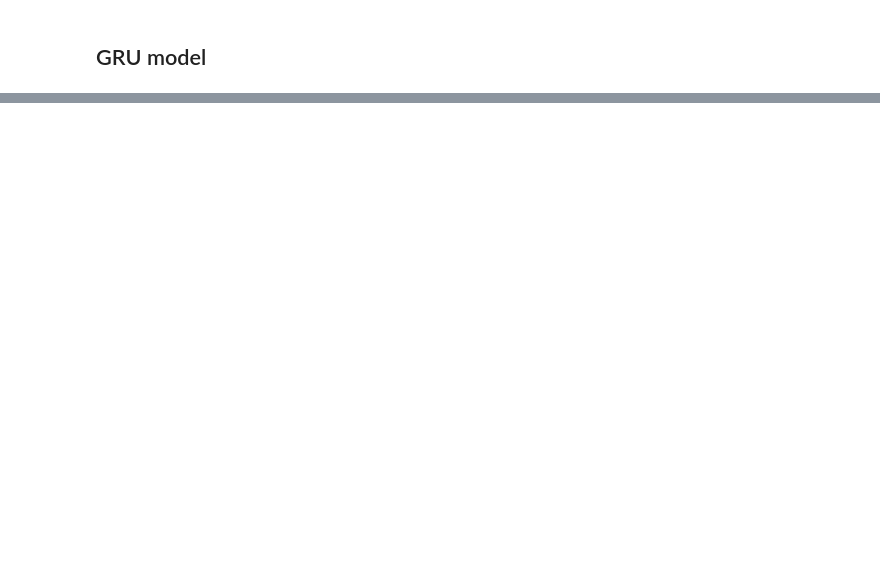
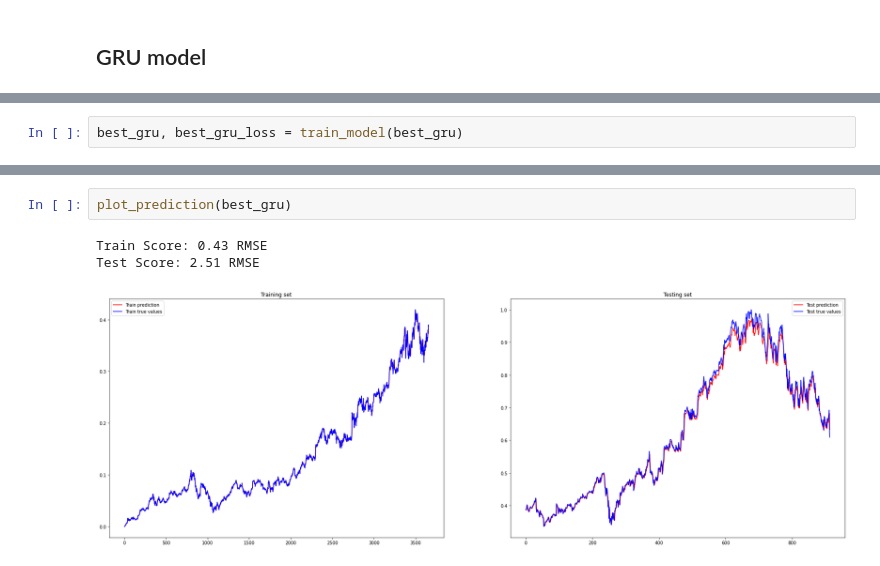
Before and after one commit to FrankAdl/DeepLearningAssignment-3, a Jupyter notebook: rnn.ipynb, the cells around one changed output, grey strips where cells are left out. Saved outputs shown, nothing was run; the diff lists cells and outputs as text; blank space fills up the shorter version.

```diff
--- a/rnn.ipynb
+++ b/rnn.ipynb
@@ -555,0 +651,2 @@ Test Score: 17.89 RMSE
+# %%
+best_gru, best_gru_loss = train_model(best_gru)
@@ -555,0 +673,6 @@ Test Score: 17.89 RMSE
+# %%
+plot_prediction(best_gru)
+# %% [output]
+Train Score: 0.43 RMSE
+Test Score: 2.51 RMSE
+[figure, added]
```
Also changed, not shown: parts of 20 cells of this notebook.
